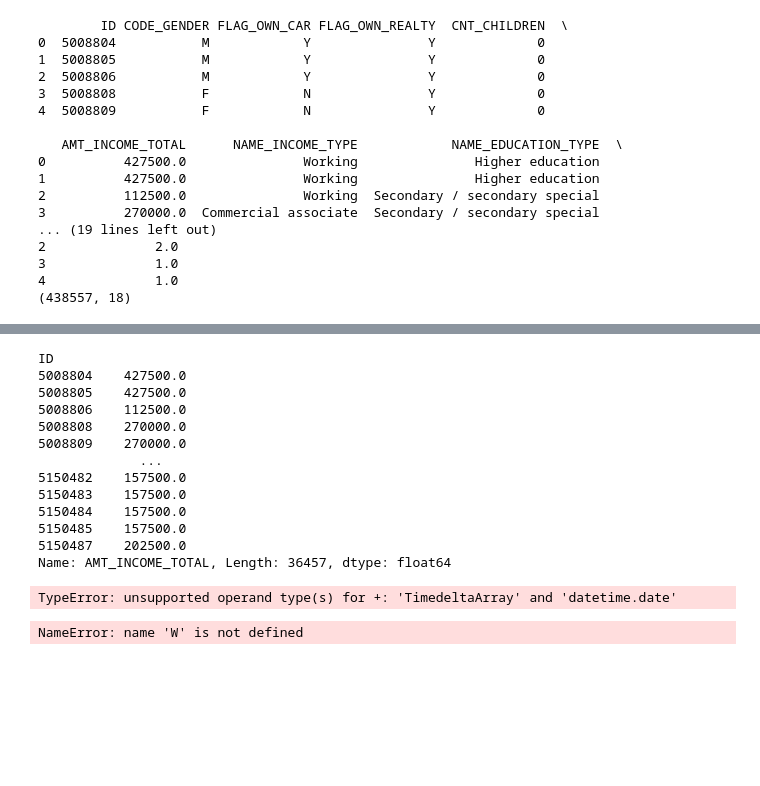
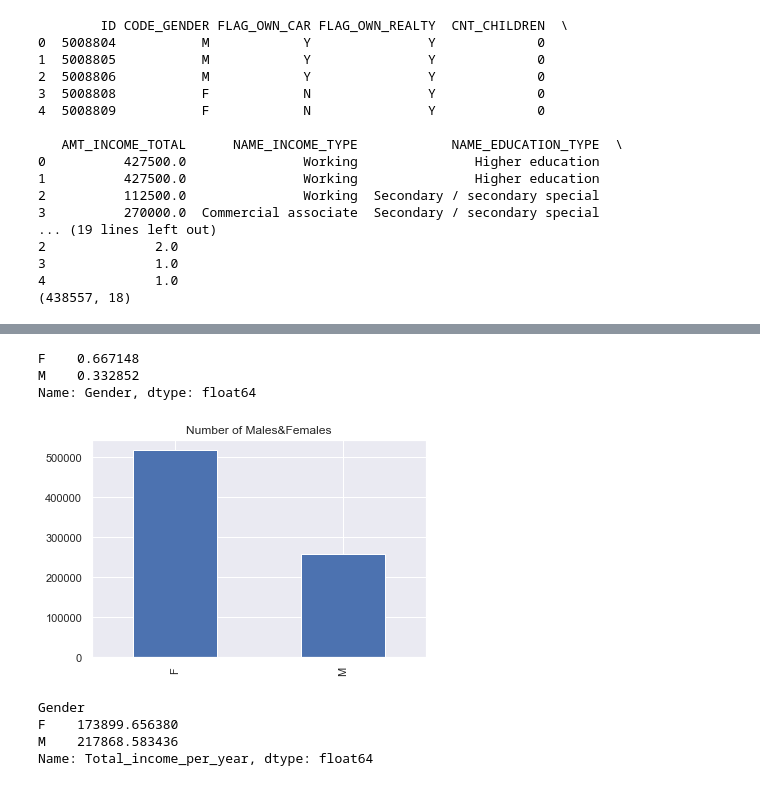
Before and after one commit to supavitkod/Credit, a Jupyter notebook: Credit analysis.ipynb, the cells around one changed output, grey strips where cells are left out. Drawn from its saved outputs; the diff is of its cells as text; code cells hidden in the pictures; blank space fills up the shorter version.

```diff
--- a/Credit analysis.ipynb
+++ b/Credit analysis.ipynb
@@ -174,16 +311,17 @@ df.head()
+# %%
+df['Gender'].value_counts().plot(kind='bar')
+plt.title('Number of Males&Females')
+print(df['Gender'].value_counts(normalize=True))
+# %% [output]
+F    0.667148
+M    0.332852
+Name: Gender, dtype: float64
+[figure, added]
 # %%
-Means_Id = df.groupby('ID')['AMT_INCOME_TOTAL'].mean()
+Average_total_income_gender = df.groupby('Gender')['Total_income_per_year'].mean()
+Average_total_income_gender
 # %% [output]
-ID
-5008804    427500.0
-5008805    427500.0
-5008806    112500.0
-5008808    270000.0
-5008809    270000.0
-             ...
-5150482    157500.0
-5150483    157500.0
-5150484    157500.0
-5150485    157500.0
-5150487    202500.0
-Name: AMT_INCOME_TOTAL, Length: 36457, dtype: float64
+Gender
+F    173899.656380
+M    217868.583436
+Name: Total_income_per_year, dtype: float64
@@ -192,10 +327,0 @@ df['Age'] = round(df['DAYS_BIRTH']/-365,0)
-# %%
-from datetime import date
-today = date.today()
-df['Date of Birth'] = today - pd.to_timedelta(df['Age'])
-# %% [output]
-TypeError: unsupported operand type(s) for +: 'TimedeltaArray' and 'datetime.date'
-# %%
-pd.to_timedelta(df['Age'], format=)
-# %% [output]
-NameError: name 'W' is not defined
```
Also changed, not shown: parts of 49 cells of this notebook.
